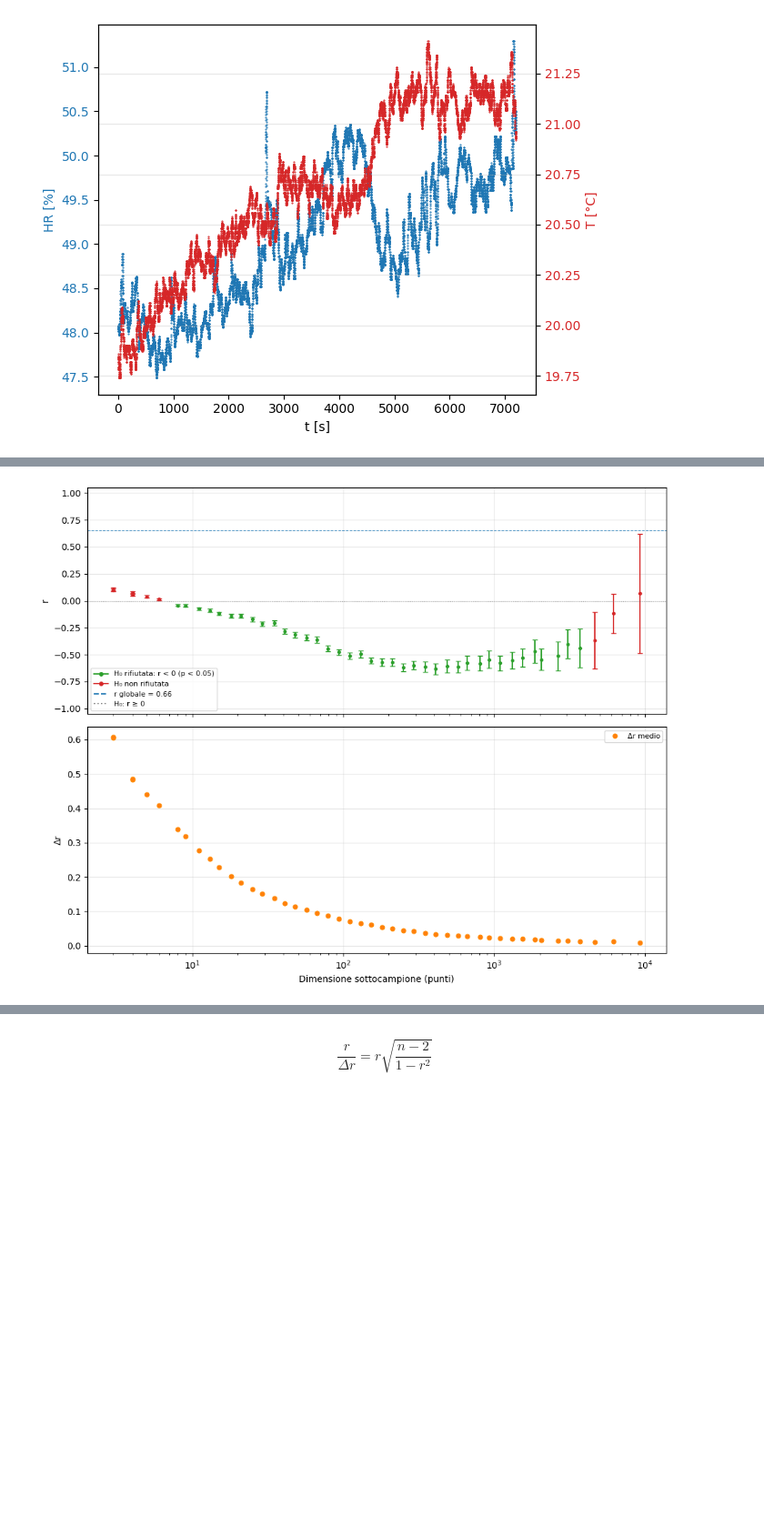
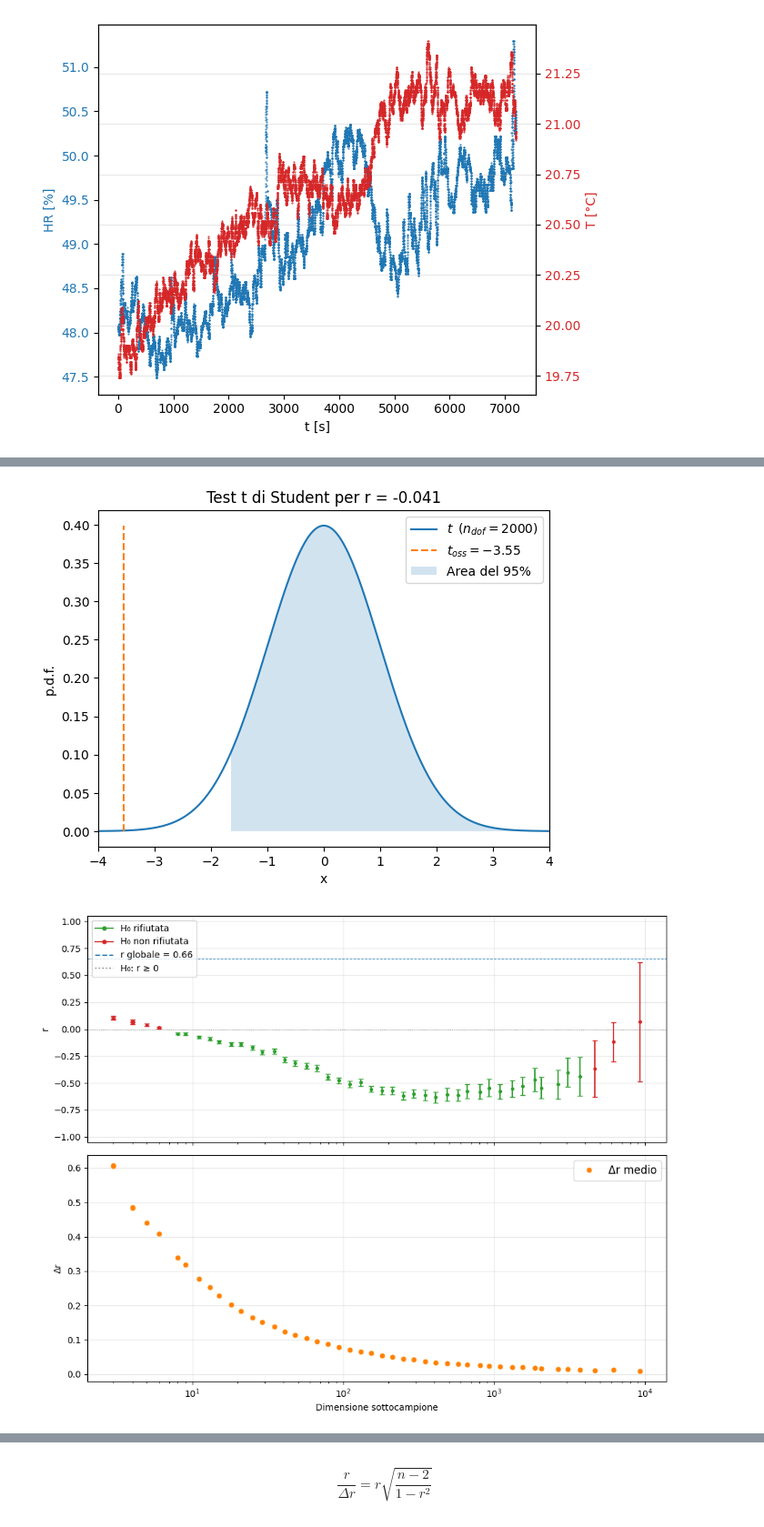
Before and after one commit to Dariomin/Lab4, a Jupyter notebook: plot_HRT.ipynb, the cells around one changed output, grey strips where cells are left out. Shown at 91% size. Cells and saved outputs as stored; diff of their text form; code cells hidden in the pictures; blank space fills up the shorter version.

```diff
--- a/plot_HRT.ipynb
+++ b/plot_HRT.ipynb
@@ -100,6 +100,8 @@ t_crit_list   = []
 p_val_list    = []
 reject_list   = []
 
+n_splits_student = 2305
+
 ALPHA = 0.05
 
 for n_splits in n_splits_list:
@@ -121,13 +123,32 @@ for n_splits in n_splits_list:
     r_mean = np.mean(r_vals)
     r_sem  = np.std(r_vals, ddof=1) / np.sqrt(len(r_vals))
 
-    dof    = len(r_vals) - 1
+    dof    = len(r_vals) - 2
     t_stat = r_mean / r_sem if r_sem > 0 else np.nan
 
     # test unilatero sinistro: H0: r >= 0,  H1: r < 0
     t_crit = stats.t.ppf(ALPHA, df=dof)          # negativo, coda sinistra
     p_val  = stats.t.cdf(t_stat, df=dof)          # P(T <= t_stat)
     reject = bool(t_stat < t_crit)                # rifiuta H0 se t_stat < t_crit
+
+    if n_splits == n_splits_student:
+        x_lo, x_hi = -4, 4
+
+        model = stats.t(dof)
+        xt = np.linspace(x_lo, x_hi, 500)
+        yt = model.pdf(xt)
+
+        x_ab = np.linspace(t_crit, 20, 200)
+        y_ab = model.pdf(x_ab)
+
+        plt.plot(xt, yt, label=fr'$t \,\,\, (n_{{dof}}=${dof})')
+        plt.plot([t_stat,t_stat], [0, model.pdf(0)], linestyle='--', label=f"$t_{{oss}} = {t_stat:.2f}$")
+        plt.fill_between(x_ab, y_ab, alpha=0.2, label='Area del 95%')
+        plt.xlim(x_lo, x_hi)
+        plt.xlabel('x')
+        plt.ylabel('p.d.f.')
+        plt.title(f'Test t di Student per r = {r_mean:.3f}')
+        plt.legend()
 
     r_mean_list.append(r_mean)
     r_std_list.append(r_sem)
@@ -147,13 +168,15 @@ t_stat_list  = np.array(t_stat_list)
 t_crit_list  = np.array(t_crit_list)
 p_val_list   = np.array(p_val_list)
 
-# ── Plot ─────────────────────────────────────────────────────────────
+# ── Plot ──────────────────────────────────────────────────────
 r_global = np.corrcoef(HR, T)[0, 1]
 
 fig, (ax_r, ax_dr) = plt.subplots(2, 1, figsize=(10, 8), sharex=True)
 
 colors_r = ['tab:green' if rej else 'tab:red' for rej in reject_list]
-for i in range(len(chunk_sizes)):
+n = len(chunk_sizes)
+
+for i in range(n):
     ax_r.errorbar(chunk_sizes[i], r_mean_list[i], yerr=r_std_list[i],
                   fmt='.', capsize=3, color=colors_r[i], markersize=6)
 
@@ -163,43 +186,44 @@ ax_r.axhline(0, color='gray', linestyle=':', linewidth=0.8, label='H₀: r ≥ 0
 
 from matplotlib.lines import Line2D
 legend_elements = [
-    Line2D([0], [0], marker='.', color='tab:green', markersize=8, label='H₀ rifiutata: r < 0 (p < 0.05)'),
+    Line2D([0], [0], marker='.', color='tab:green', markersize=8, label='H₀ rifiutata'),
     Line2D([0], [0], marker='.', color='tab:red',   markersize=8, label='H₀ non rifiutata'),
     Line2D([0], [0], color='tab:blue', linestyle='--', label=f'r globale = {r_global:.2f}'),
     Line2D([0], [0], color='gray',     linestyle=':',  label='H₀: r ≥ 0'),
 ]
-ax_r.legend(handles=legend_elements, fontsize=8)
+ax_r.legend(handles=legend_elements, fontsize=10, title_fontsize=12, loc='upper left')
 ax_r.set_ylabel('r')
 ax_r.set_ylim(-1.05, 1.05)
 ax_r.grid(alpha=0.3)
 
 ax_dr.plot(chunk_sizes, dr_mean_list, 'o', color='tab:orange',
            markersize=5, markerfacecolor='tab:orange', markeredgecolor='darkorange',
            markeredgewidth=0.8, label='Δr medio')
 ax_dr.set_ylabel('Δr')
-ax_dr.set_xlabel('Dimensione sottocampione (punti)')
-ax_dr.legend(fontsize=8)
+ax_dr.set_xlabel('Dimensione sottocampione')
+ax_dr.legend(fontsize=12, title_fontsize=14)
 ax_dr.grid(alpha=0.3)
 
 ax_r.set_xscale('log')
 ax_dr.set_xscale('log')
 
 plt.tight_layout()
 plt.show()
 
 # ── Riepilogo ────────────────────────────────────────────────────────
 results = pd.DataFrame({
     'n_splits'  : n_splits_used,
     'chunk_size': chunk_sizes,
     'r_medio'   : r_mean_list,
     'SEM(r)'    : r_std_list,
     'Δr_medio'  : dr_mean_list,
     't_stat'    : t_stat_list,
     't_crit'    : t_crit_list,       # negativo: coda sinistra
     'p_value'   : p_val_list,
     'H0_rifiut' : reject_list        # True → r < 0 con α=0.05
 })
 print(results.to_string(index=False))
 # %% [output]
-[figure, old version]
+[figure, new version]
+[figure, added]
  n_splits  chunk_size   r_medio   SEM(r)  Δr_medio     t_stat    t_crit      p_value  H0_rifiut
```
Also changed, not shown: parts of 6 cells of this notebook.
